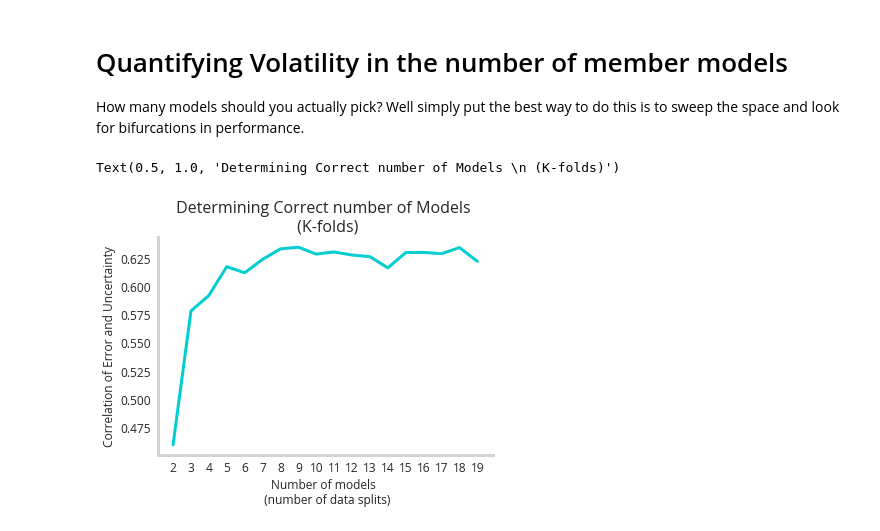
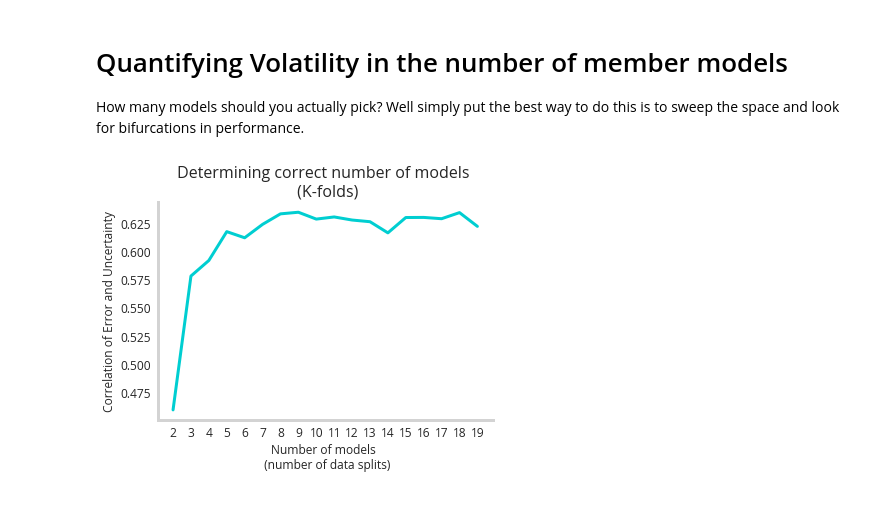
Before and after one commit to NicholasARossi/UQ_methods, a Jupyter notebook: notebooks/Ensemble_methods.ipynb, the cells around one changed output. Saved outputs shown, nothing was run; the diff lists cells and outputs as text; code cells hidden in the pictures.

```diff
--- a/notebooks/Ensemble_methods.ipynb
+++ b/notebooks/Ensemble_methods.ipynb
@@ -396,14 +396,13 @@ for k in tqdm(k_values):
 # %%
 fig,ax=plt.subplots()
 
 
 
 ax.plot(error_uncertainty_corr.keys(),error_uncertainty_corr.values(),linewidth=3)
 
 ax.set_xlabel('Number of models \n (number of data splits)')
 ax.set_ylabel('Correlation of Error and Uncertainty')
-ax.set_title('Determining Correct number of Models \n (K-folds)')
-fig.savefig('figures/model_de.png',dpi=300,bbox_inches='tight')
+ax.set_title('Determining correct number of models \n (K-folds)')
+fig.savefig('figures/model_determinatino.png',dpi=300,bbox_inches='tight')
 # %% [output]
-Text(0.5, 1.0, 'Determining Correct number of Models \n (K-folds)')
-[figure, old version]
+[figure, new version]
```
Also changed, not shown: 1 other file.
